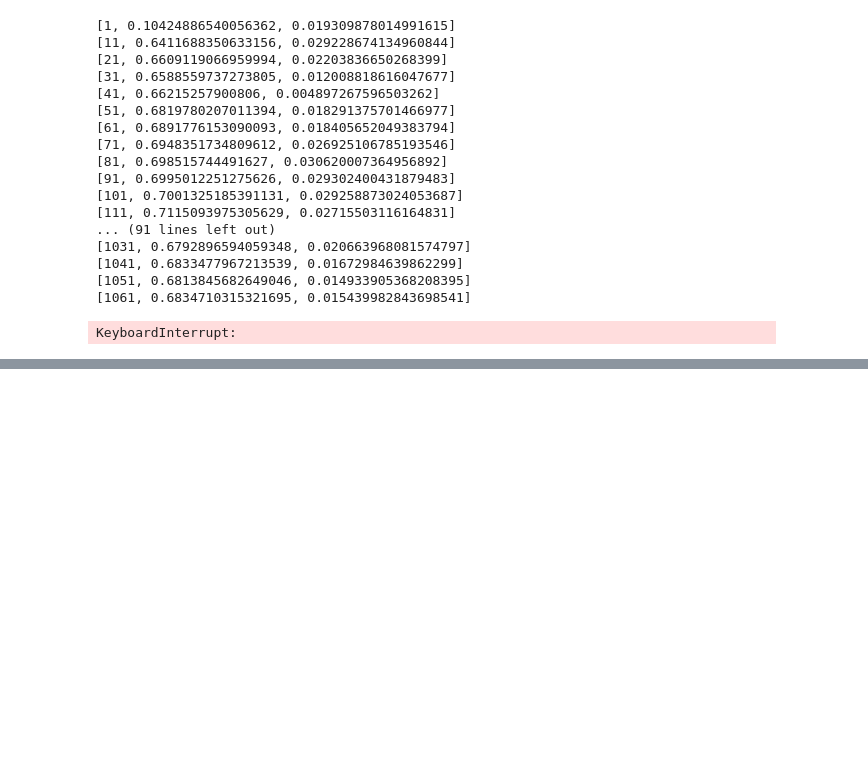
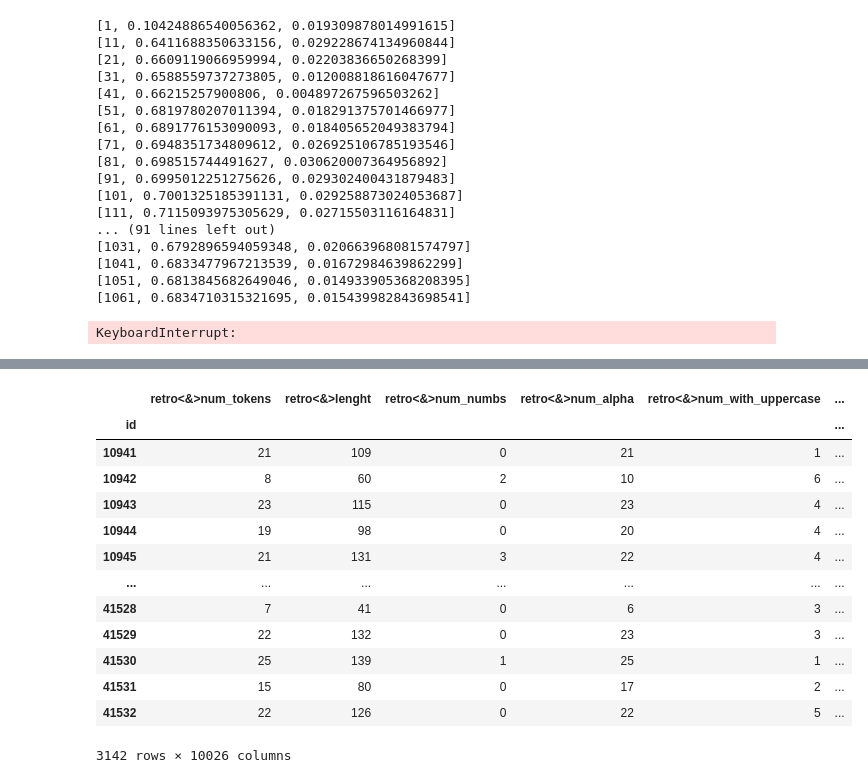
Before and after one commit to furrutiav/NLP-Competition-1, a Jupyter notebook: felipe-benja/02 Representacion.ipynb, the cells around one changed output, grey strips where cells are left out. Saved outputs shown, nothing was run; the diff lists cells and outputs as text; code cells hidden in the pictures; blank space fills up the shorter version.

```diff
--- a/felipe-benja/02 Representacion.ipynb
+++ b/felipe-benja/02 Representacion.ipynb
@@ -405,5 +283,0 @@ y = df_train.loc[X.index]["int"]
-# %%
-X_train, X_test, y_train, y_test = train_test_split(X, y, test_size=0.2, random_state=42)
-clf = make_pipeline(StandardScaler(), SVC(gamma='auto', class_weight="balanced"))
-clf.fit(X_train, y_train)
-clf.score(X_test, y_test)
@@ -1367,0 +1238,13 @@ pickle.dump(ranked_cols[:fine_best_f1+1], open(f"cols_selected_{sen}_v4.pickle",
+# %%
+# Datasets que deberán predecir para la competencia.
+target = {
+    'anger': pd.read_csv('https://raw.githubusercontent.com/dccuchile/CC6205/master/assignments/assignment_1/data/target/anger-target.txt', sep='\t', names=['id', 'tweet', 'class', 'sentiment_intensity'], na_values=['NONE']),
+    'fear': pd.read_csv('https://raw.githubusercontent.com/dccuchile/CC6205/master/assignments/assignment_1/data/target/fear-target.txt', sep='\t', names=['id', 'tweet', 'class', 'sentiment_intensity'], na_values=['NONE']),
+    'joy': pd.read_csv('https://raw.githubusercontent.com/dccuchile/CC6205/master/assignments/assignment_1/data/target/joy-target.txt', sep='\t', names=['id', 'tweet', 'class', 'sentiment_intensity'], na_values=['NONE']),
+    'sadness': pd.read_csv('https://raw.githubusercontent.com/dccuchile/CC6205/master/assignments/assignment_1/data/target/sadness-target.txt', sep='\t', names=['id', 'tweet', 'class', 'sentiment_intensity'], na_values=['NONE'])
+}
+# %%
+df_test = pd.DataFrame()
+for sen in sentiments:
+    df_test = pd.concat([df_test, target[sen]], axis=0)
+df_test = df_test.set_index("id")
@@ -1367,0 +1255,19 @@ pickle.dump(ranked_cols[:fine_best_f1+1], open(f"cols_selected_{sen}_v4.pickle",
+# %%
+data_all_attributes = []
+times = []
+for k, ix in enumerate(df_test.index):
+    start_time = time.time()
+    tweet = df_test.loc[ix]["tweet"]
+    o = {"id": ix}
+    o = {**o, **get_retro_attrib(tweet)}
+    o = {**o, **get_punct_attrib(tweet)}
+    o = {**o, **get_emojilib_attrib(tweet)}
+    o = {**o, **get_linguistics_attrib(tweet)}
+    data_all_attributes.append(o)
+    dt = time.time()-start_time
+    times.append(dt)
+    print(f"""
+    row: {k+1}, total_rows: {df_test.shape[0]}
+    progress: {np.round(100*(k+1)/df_test.shape[0], 3)}%
+    wait time: {datetime.timedelta(seconds = np.mean(times)*(df_test.shape[0]-k-1))}s
+    """)
@@ -1367,0 +1292,18 @@ pickle.dump(ranked_cols[:fine_best_f1+1], open(f"cols_selected_{sen}_v4.pickle",
+# %%
+df_representation_test = pd.DataFrame(data_all_attributes).set_index("id").fillna(0)
+df_representation_test
+# %% [output]
+|  | retro<&>num_tokens | retro<&>lenght | retro<&>num_numbs | retro<&>num_alpha | retro<&>num_with_uppercase | ... |
+| id |  |  |  |  |  | ... |
+| 10941 | 21 | 109 | 0 | 21 | 1 | ... |
+| 10942 | 8 | 60 | 2 | 10 | 6 | ... |
+| 10943 | 23 | 115 | 0 | 23 | 4 | ... |
+| 10944 | 19 | 98 | 0 | 20 | 4 | ... |
+| 10945 | 21 | 131 | 3 | 22 | 4 | ... |
+| ... | ... | ... | ... | ... | ... | ... |
+| 41528 | 7 | 41 | 0 | 6 | 3 | ... |
+| 41529 | 22 | 132 | 0 | 23 | 3 | ... |
+| 41530 | 25 | 139 | 1 | 25 | 1 | ... |
+| 41531 | 15 | 80 | 0 | 17 | 2 | ... |
+| 41532 | 22 | 126 | 0 | 22 | 5 | ... |
+3142 rows × 10026 columns
```
Also changed, not shown: parts of 49 cells of this notebook, 8 other files.
